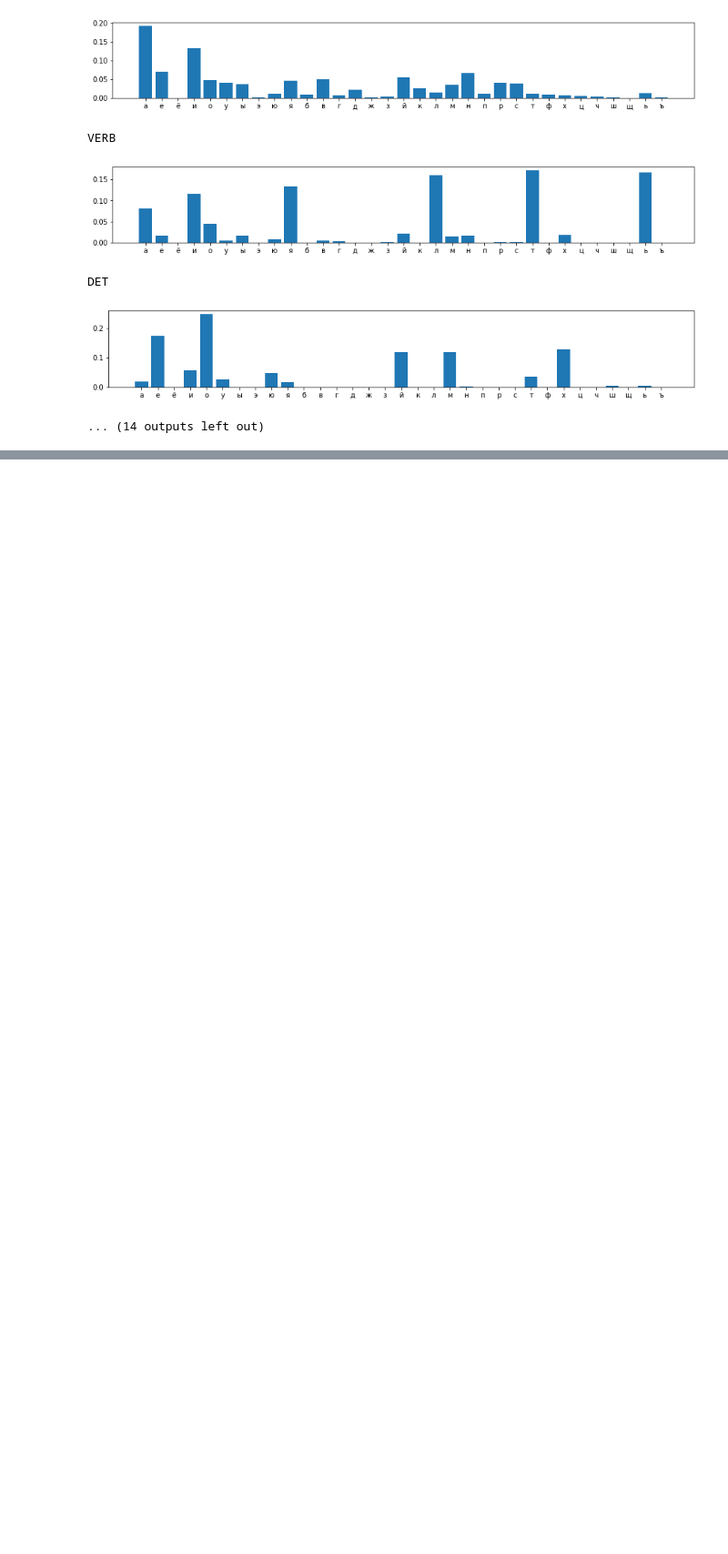
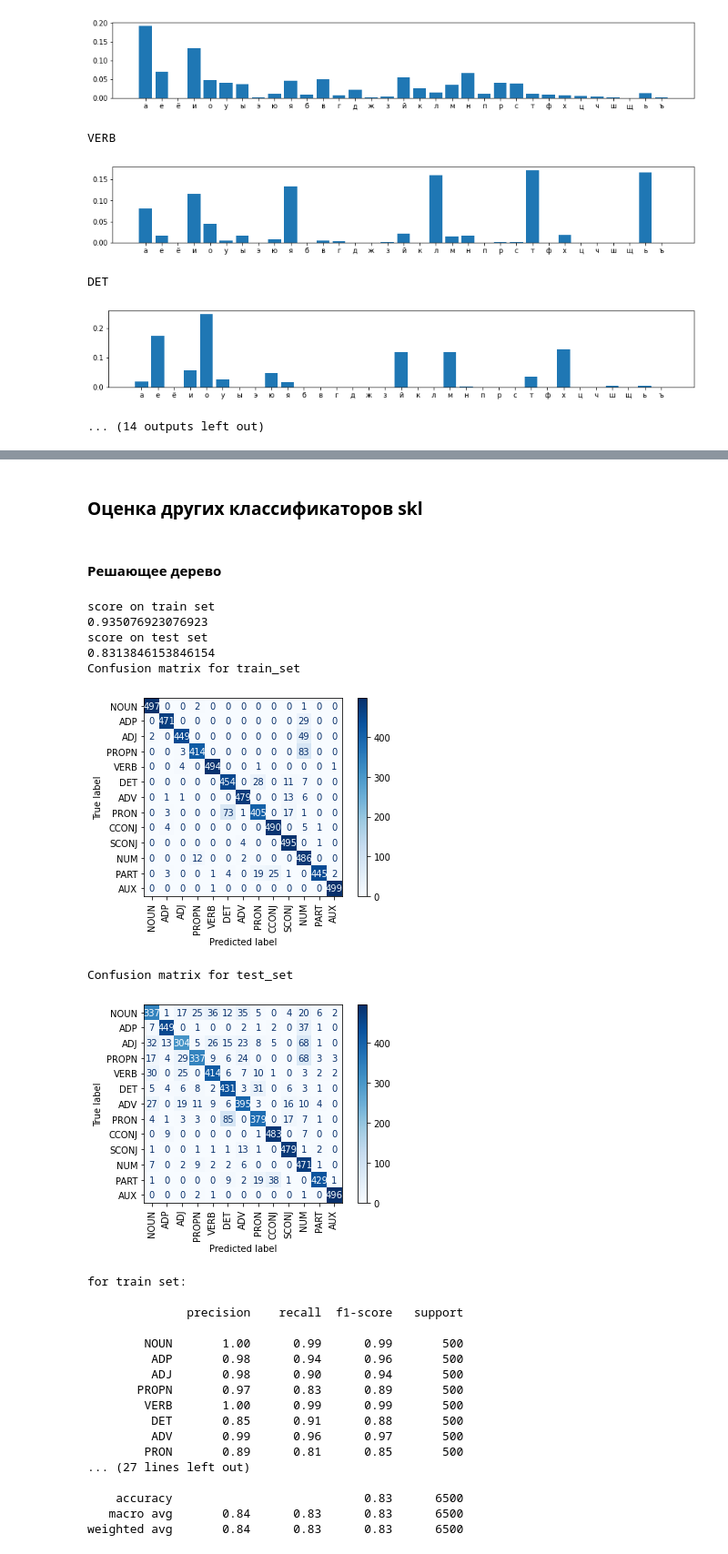
Before and after one commit to Megict/multimedia_KP, a Jupyter notebook: KP.ipynb, the cells around one changed output, grey strips where cells are left out. Shown at 91% size. Cells and saved outputs as stored; diff of their text form; code cells hidden in the pictures; blank space fills up the shorter version.

```diff
--- a/KP.ipynb
+++ b/KP.ipynb
@@ -637,0 +802,56 @@ AVG length by classes
+# %% [markdown]
+### Оценка других классификаторов skl
+# %% [markdown]
+#### Решающее дерево
+# %%
+dt = DecisionTreeClassifier()
+pipe = Pipeline([('transformer',transform()),('classifier',dt)])
+pipe.fit(larrDC.tolist(),larrLB.tolist())
+print("score on train set")
+print(pipe.score(larrDC.tolist(),larrLB.tolist()))
+print("score on test set")
+print(pipe.score(tarrDC.tolist(),tarrLB.tolist()))
+
+larrPD = np.array([pipe.predict([elm])[0] for elm in larrDC])
+tarrPD = np.array([pipe.predict([elm])[0] for elm in tarrDC])
+
+print("Confusion matrix for train_set")
+ConfusionMatrixDisplay.from_predictions(larrLB,larrPD,display_labels = np.array(Classes),cmap = 'Blues',
+                                        xticks_rotation = 'vertical')
+pylab.show()
+
+print("Confusion matrix for test_set")
+ConfusionMatrixDisplay.from_predictions(tarrLB,tarrPD,display_labels = np.array(Classes),cmap = 'Blues',
+                                        xticks_rotation = 'vertical')
+pylab.show()
+
+print("for train set:\n")
+print(classification_report(larrLB,larrPD,target_names = np.array(Classes)))
+print("for test set:\n")
+print(classification_report(tarrLB,tarrPD,target_names = np.array(Classes)))
+# %% [output]
+score on train set
+0.935076923076923
+score on test set
+0.8313846153846154
+Confusion matrix for train_set
+[figure, added]
+Confusion matrix for test_set
+[figure, added]
+for train set:
+
+              precision    recall  f1-score   support
+
+        NOUN       1.00      0.99      0.99       500
+         ADP       0.98      0.94      0.96       500
+         ADJ       0.98      0.90      0.94       500
+       PROPN       0.97      0.83      0.89       500
+        VERB       1.00      0.99      0.99       500
+         DET       0.85      0.91      0.88       500
+         ADV       0.99      0.96      0.97       500
+        PRON       0.89      0.81      0.85       500
+... (27 lines left out)
+
+    accuracy                           0.83      6500
+   macro avg       0.84      0.83      0.83      6500
+weighted avg       0.84      0.83      0.83      6500
```
Also changed, not shown: parts of 59 cells of this notebook.
